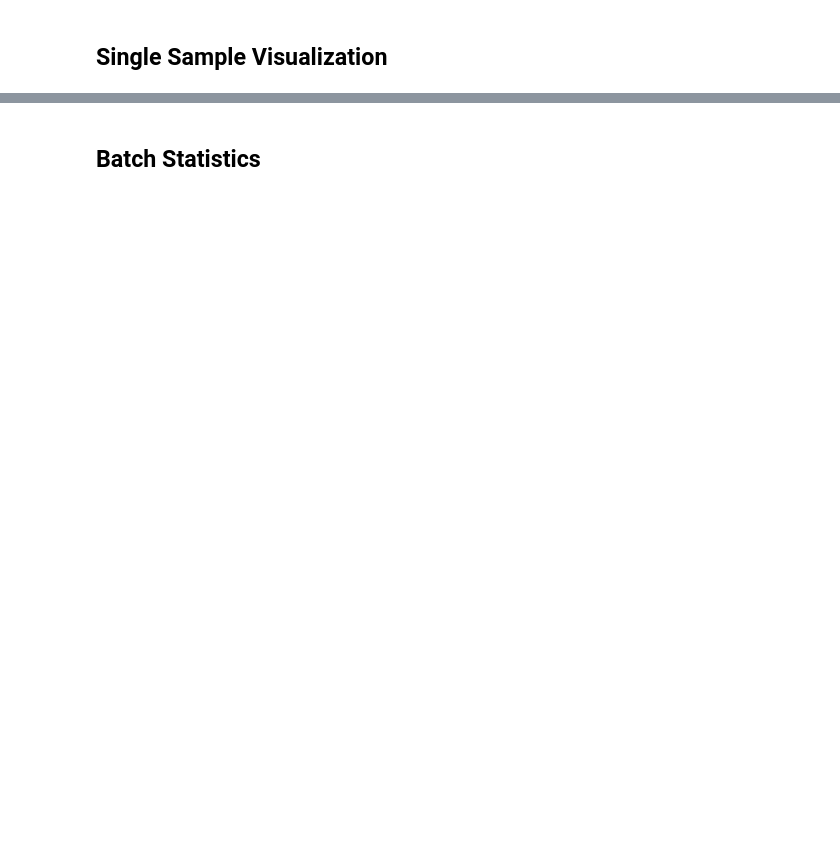
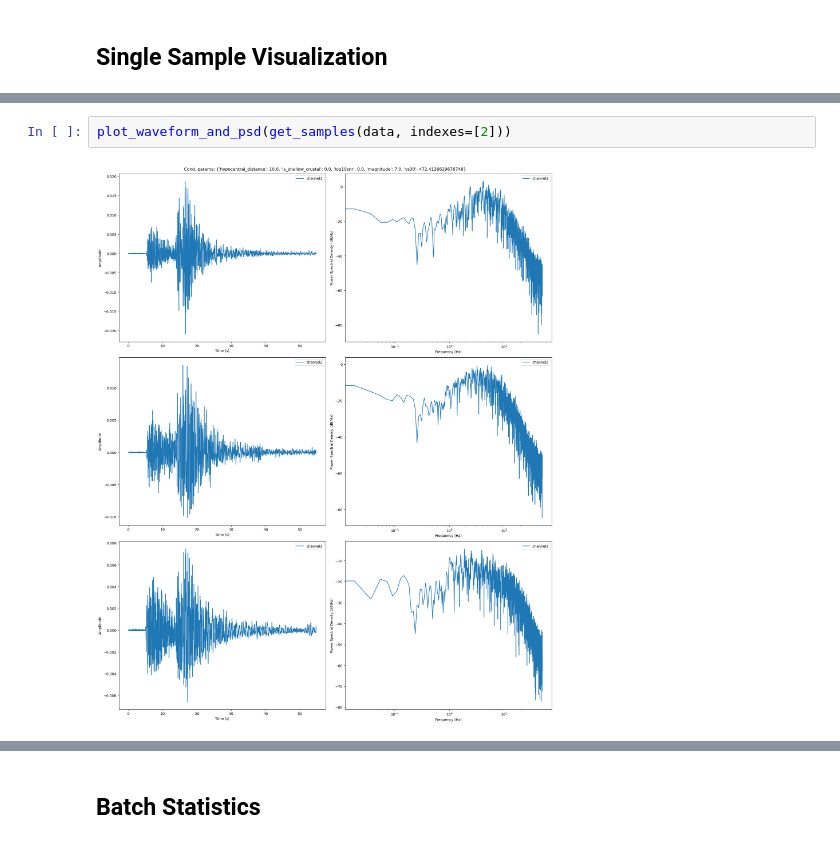
Before and after one commit to highfem/tqdne, a Jupyter notebook: notebooks/GM0-inference.ipynb, the cells around one changed output, grey strips where cells are left out. Drawn from its saved outputs; the diff is of its cells as text; blank space fills up the shorter version.

```diff
--- a/notebooks/GM0-inference.ipynb
+++ b/notebooks/GM0-inference.ipynb
@@ -126,0 +127,4 @@ plot_waveform_and_psd(data[-1], cond_input[-1], config.signal_length, config.fs)
+# %%
+plot_waveform_and_psd(get_samples(data, indexes=[2]))
+# %% [output]
+[figure, added]
```
Also changed, not shown: parts of 21 cells of this notebook, 4 other files.
